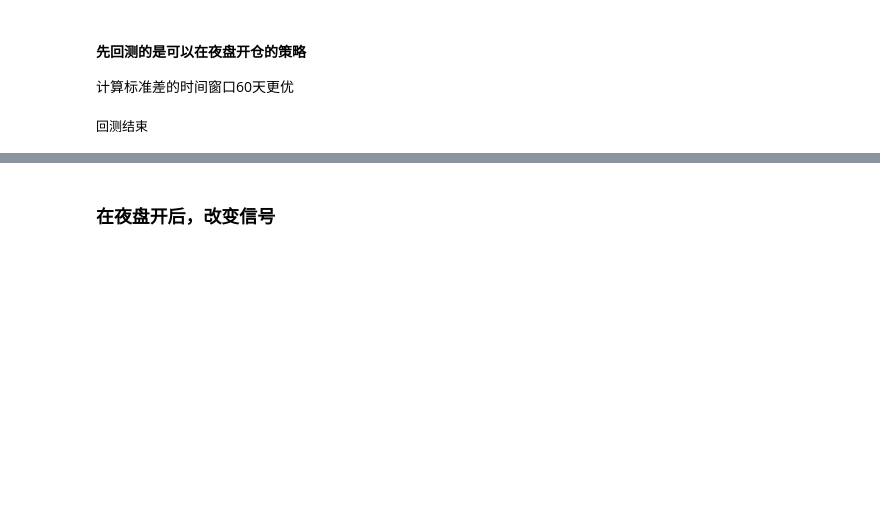
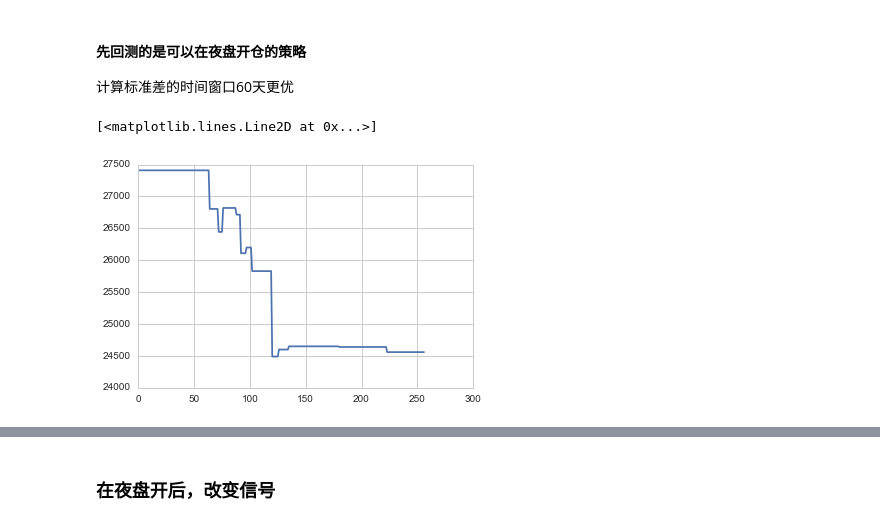
Before and after one commit to nigelliyang/CTA_Strategy, a Jupyter notebook: bog_day_strategy/M00_test_stragegy.ipynb, the cells around one changed output, grey strips where cells are left out. Cells and saved outputs as stored; diff of their text form; code cells hidden in the pictures; blank space fills up the shorter version.

```diff
--- a/bog_day_strategy/M00_test_stragegy.ipynb
+++ b/bog_day_strategy/M00_test_stragegy.ipynb
@@ -5,7 +5,10 @@
 %matplotlib inline
 from bog_nightopen_test import *
 from perforanalyze import *
-Accountsummny = runstrategy('../../ts_data/M00.DCE.addopen.csv',0.1,60)
+Accountsummny = runstrategy('../winddata/RU.SHF.csv',0.1,0.1,60)
 pf,Pnl = stratanalyz(Accountsummny)
-# %% [output]
-回测结束
+# %%
+plt.plot(Accountsummny['AccountCum'].values)
+# %% [output]
+[<matplotlib.lines.Line2D at 0x...>]
+[figure, added]
```
Also changed, not shown: parts of 7 cells of this notebook, 16 other files.
